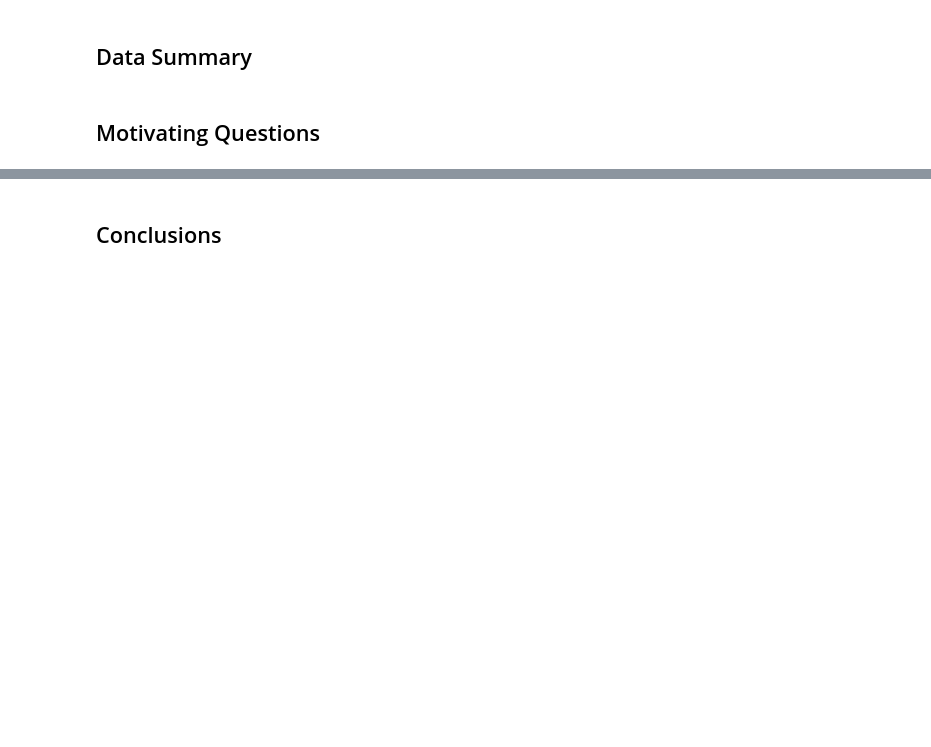
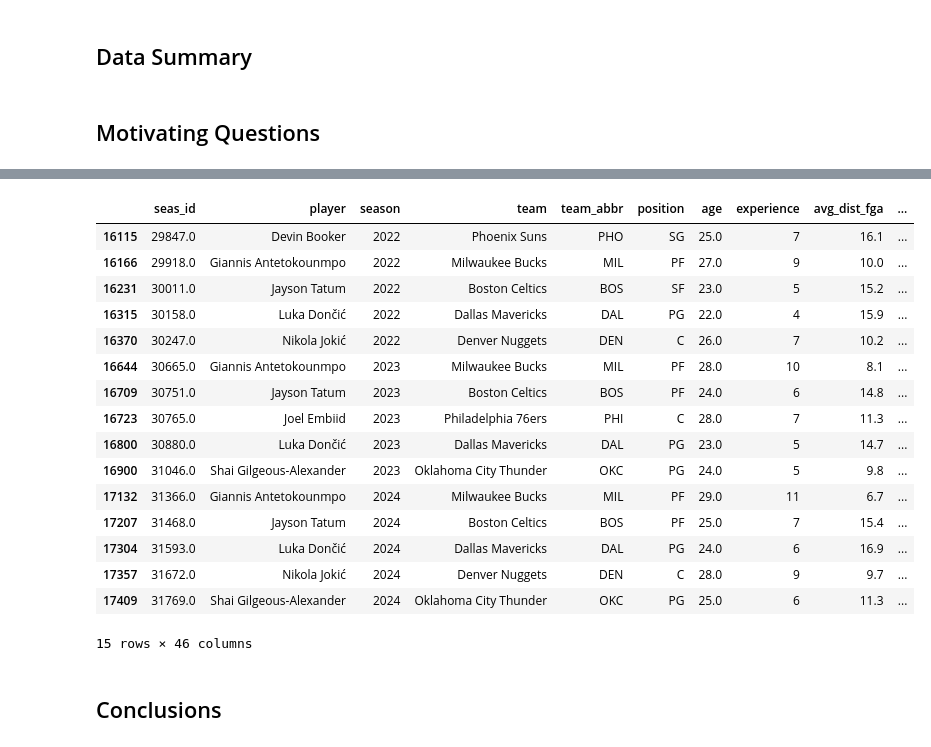
Before and after one commit to EvanStowell/DS3870_Final, a Jupyter notebook: Final_Group3.ipynb, the cells around one changed output, grey strips where cells are left out. Drawn from its saved outputs; the diff is of its cells as text; code cells hidden in the pictures; blank space fills up the shorter version.

```diff
--- a/Final_Group3.ipynb
+++ b/Final_Group3.ipynb
@@ -109,3 +309,32 @@ players_single_team.head(20)
+# %%
+#all_nba_players.head()
+
+all_nba = nba.merge(all_nba_players, on = ['player', 'season'], how = 'left')
+#all_nba.head()
+all_nba['all_nba_voting_pts'] = all_nba['all_nba_voting_pts'].fillna(0)
+all_nba['all_nba_team'] = all_nba['all_nba_team'].fillna('No Votes')
+all_nba.head()
+all_nba.query("all_nba_team == '1T'")
+
+# whoever does this one has some options, could predict total votes or team number
+# %% [output]
+|  | seas_id | player | season | team | team_abbr | position | age | experience | avg_dist_fga | ... |
+| 16115 | 29847.0 | Devin Booker | 2022 | Phoenix Suns | PHO | SG | 25.0 | 7 | 16.1 | ... |
+| 16166 | 29918.0 | Giannis Antetokounmpo | 2022 | Milwaukee Bucks | MIL | PF | 27.0 | 9 | 10.0 | ... |
+| 16231 | 30011.0 | Jayson Tatum | 2022 | Boston Celtics | BOS | SF | 23.0 | 5 | 15.2 | ... |
+| 16315 | 30158.0 | Luka Dončić | 2022 | Dallas Mavericks | DAL | PG | 22.0 | 4 | 15.9 | ... |
+| 16370 | 30247.0 | Nikola Jokić | 2022 | Denver Nuggets | DEN | C | 26.0 | 7 | 10.2 | ... |
+| 16644 | 30665.0 | Giannis Antetokounmpo | 2023 | Milwaukee Bucks | MIL | PF | 28.0 | 10 | 8.1 | ... |
+| 16709 | 30751.0 | Jayson Tatum | 2023 | Boston Celtics | BOS | PF | 24.0 | 6 | 14.8 | ... |
+| 16723 | 30765.0 | Joel Embiid | 2023 | Philadelphia 76ers | PHI | C | 28.0 | 7 | 11.3 | ... |
+| 16800 | 30880.0 | Luka Dončić | 2023 | Dallas Mavericks | DAL | PG | 23.0 | 5 | 14.7 | ... |
+| 16900 | 31046.0 | Shai Gilgeous-Alexander | 2023 | Oklahoma City Thunder | OKC | PG | 24.0 | 5 | 9.8 | ... |
+| 17132 | 31366.0 | Giannis Antetokounmpo | 2024 | Milwaukee Bucks | MIL | PF | 29.0 | 11 | 6.7 | ... |
+| 17207 | 31468.0 | Jayson Tatum | 2024 | Boston Celtics | BOS | PF | 25.0 | 7 | 15.4 | ... |
+| 17304 | 31593.0 | Luka Dončić | 2024 | Dallas Mavericks | DAL | PG | 24.0 | 6 | 16.9 | ... |
+| 17357 | 31672.0 | Nikola Jokić | 2024 | Denver Nuggets | DEN | C | 28.0 | 9 | 9.7 | ... |
+| 17409 | 31769.0 | Shai Gilgeous-Alexander | 2024 | Oklahoma City Thunder | OKC | PG | 25.0 | 6 | 11.3 | ... |
+15 rows × 46 columns
 # %% [markdown]
 ## Conclusions
 # %% [markdown]
```
Also changed, not shown: parts of 14 cells of this notebook.
